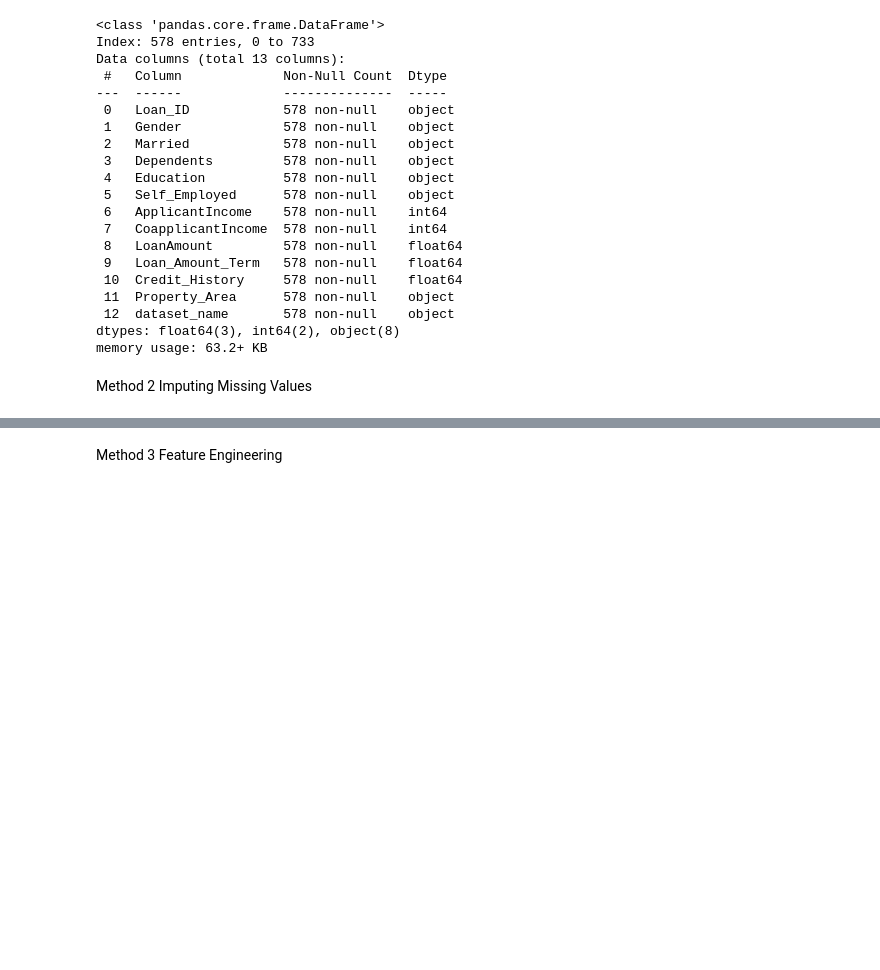
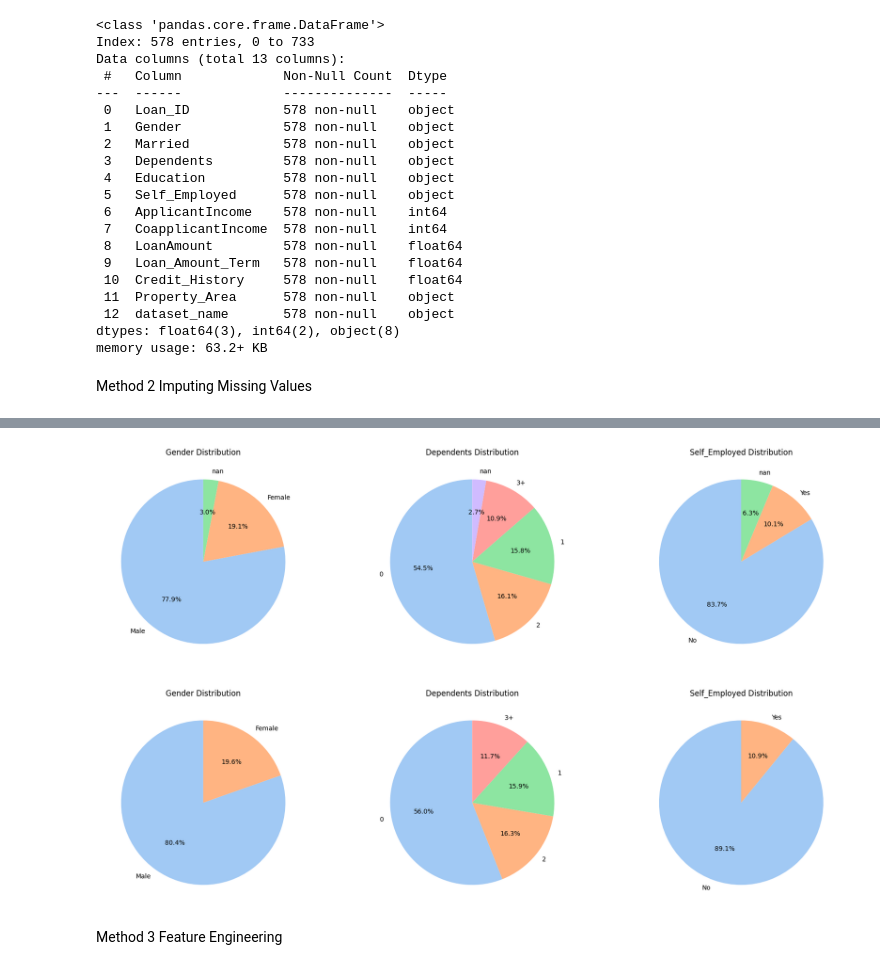
Before and after one commit to ivyycc/ACML-Project-, a Jupyter notebook: Data Preprocessing/DataPreprocessing.ipynb, the cells around one changed output, grey strips where cells are left out. Saved outputs shown, nothing was run; the diff lists cells and outputs as text; code cells hidden in the pictures; blank space fills up the shorter version.

Commit message:
ImputedData

```diff
--- a/Data Preprocessing/DataPreprocessing.ipynb
+++ b/Data Preprocessing/DataPreprocessing.ipynb
@@ -161,21 +161,2 @@ memory usage: 74.7+ KB
 # %%
 df_imputed = df.copy()  # Create a copy of the original DataFrame for imputation
-# %%
-
-# Impute missing values in the 'Gender' column with 'Male'
-df_imputed['Gender'].fillna('Male', inplace=True)
-
-# Impute missing values in the 'Dependents' column with '0'
-df_imputed['Dependents'].fillna('0', inplace=True)
-
-# Impute missing values in the 'Self_Employed' column with 'No'
-df_imputed['Self_Employed'].fillna('No', inplace=True)
-
-# Impute missing values in the 'LoanAmount' column with its average
-df_imputed['LoanAmount'].fillna(df_imputed['LoanAmount'].mean(), inplace=True)
-
-# Impute missing values in the 'Loan_Amount_Term' column with its average
-df_imputed['Loan_Amount_Term'].fillna(df_imputed['Loan_Amount_Term'].mean(), inplace=True)
-
-# Impute missing values in the 'Credit_History' column with '1'
-df_imputed['Credit_History'].fillna(1, inplace=True)
@@ -223,5 +246,53 @@ Credit_History       0
 Property_Area        0
 dataset_name         0
 dtype: int64
+# %%
+# Pie charts for Gender, Dependents, Self_Employed distributions
+fig, axes = plt.subplots(1, 3, figsize=(18, 5))
+
+# Gender
+gender_counts = df['Gender'].value_counts(dropna=False)
+axes[0].pie(gender_counts, labels=gender_counts.index, autopct='%1.1f%%', startangle=90, colors=sns.color_palette('pastel'))
+axes[0].set_title('Gender Distribution')
+
+# Dependents
+dependents_counts = df['Dependents'].value_counts(dropna=False)
+axes[1].pie(dependents_counts, labels=dependents_counts.index, autopct='%1.1f%%', startangle=90, colors=sns.color_palette('pastel'))
+axes[1].set_title('Dependents Distribution')
+
+# Self_Employed
+self_employed_counts = df['Self_Employed'].value_counts(dropna=False)
+axes[2].pie(self_employed_counts, labels=self_employed_counts.index, autopct='%1.1f%%', startangle=90, colors=sns.color_palette('pastel'))
+axes[2].set_title('Self_Employed Distribution')
+
+plt.tight_layout()
+plt.show()
+
+
+#--------------------Imputed DataFrame-------------------
+
+# Pie charts for Gender, Dependents, Self_Employed distributions
+fig, axes = plt.subplots(1, 3, figsize=(18, 5))
+
+# Gender
+gender_counts = df_imputed['Gender'].value_counts(dropna=False)
+axes[0].pie(gender_counts, labels=gender_counts.index, autopct='%1.1f%%', startangle=90, colors=sns.color_palette('pastel'))
+axes[0].set_title('Gender Distribution')
+
+# Dependents
+dependents_counts = df_imputed['Dependents'].value_counts(dropna=False)
+axes[1].pie(dependents_counts, labels=dependents_counts.index, autopct='%1.1f%%', startangle=90, colors=sns.color_palette('pastel'))
+axes[1].set_title('Dependents Distribution')
+
+# Self_Employed
+self_employed_counts = df_imputed['Self_Employed'].value_counts(dropna=False)
+axes[2].pie(self_employed_counts, labels=self_employed_counts.index, autopct='%1.1f%%', startangle=90, colors=sns.color_palette('pastel'))
+axes[2].set_title('Self_Employed Distribution')
+
+plt.tight_layout()
+plt.show()
+# %% [output]
+[figure, added]
+[figure, added]
 # %% [markdown]
 Method 3 Feature Engineering
```
Also changed, not shown: parts of 9 cells of this notebook.
